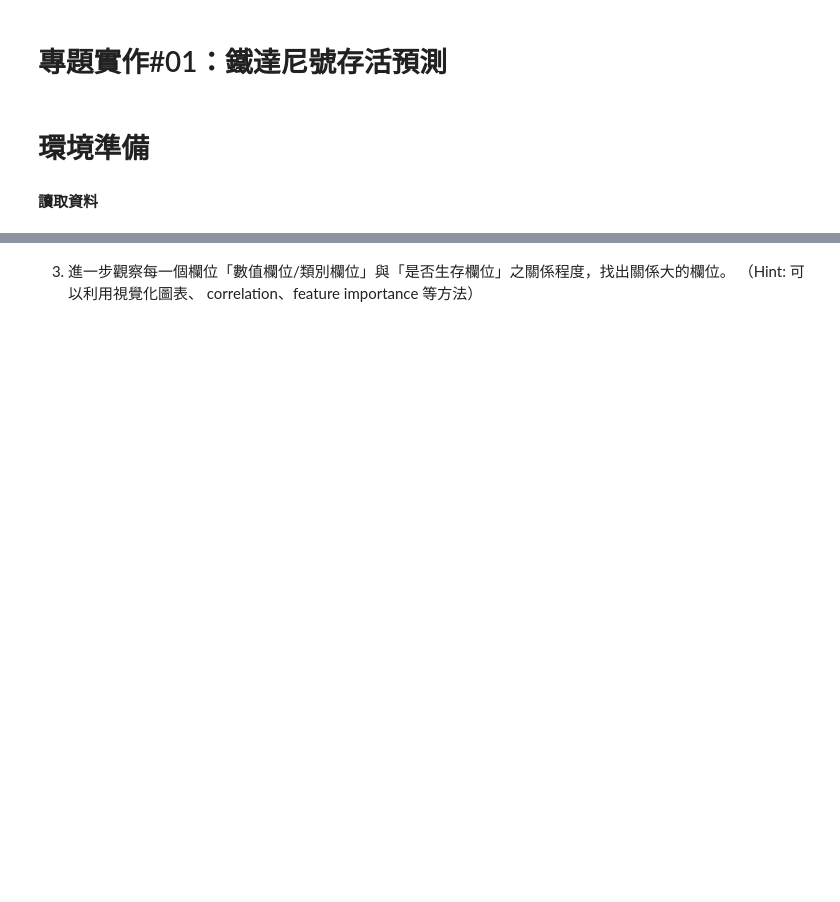
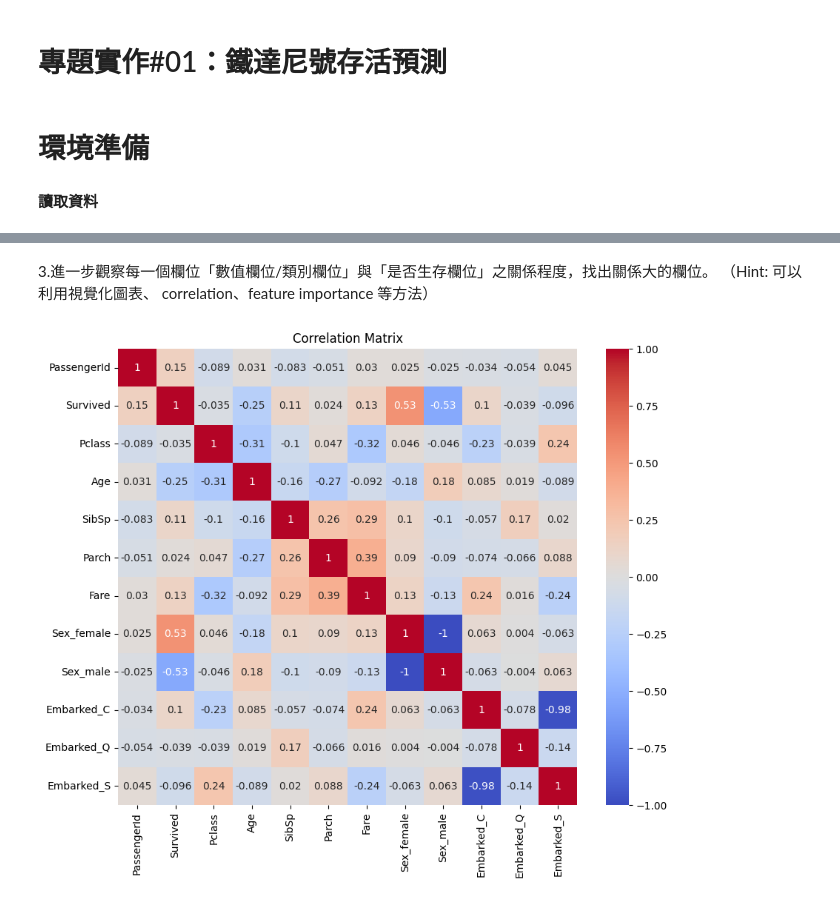
Before and after one commit to x94173000/titanic-analysis, a Jupyter notebook: 專題實作_01：鐵達尼號存活預測.ipynb, the cells around one changed output, grey strips where cells are left out. Cells and saved outputs as stored; diff of their text form; code cells hidden in the pictures; blank space fills up the shorter version.

```diff
--- a/專題實作_01：鐵達尼號存活預測.ipynb
+++ b/專題實作_01：鐵達尼號存活預測.ipynb
@@ -36,7 +39,7 @@ cabin:客艙號碼
 
 embarked:登船的港口，C = Cherbourg, Q = Queenstown, S = Southampton
 # %% [markdown]
-3. 進一步觀察每一個欄位「數值欄位/類別欄位」與「是否生存欄位」之關係程度，找出關係大的欄位。
+3.進一步觀察每一個欄位「數值欄位/類別欄位」與「是否生存欄位」之關係程度，找出關係大的欄位。
 （Hint: 可以利用視覺化圖表、 correlation、feature importance 等方法）
 # %%
 #移除缺失值等不需要的資料
@@ -47,3 +50,14 @@ df = df.drop(['Name', 'Ticket', 'Cabin'], axis=1)
 # %%
 # 使用One-Hot Encoding進行編碼
 df_encoded = pd.get_dummies(df, columns=['Sex', 'Embarked'])
+# %%
+#計算相關係數矩陣
+correlation_matrix = df_encoded.corr()
+# %%
+#繪製相關係數矩陣熱圖
+plt.figure(figsize=(10, 8))
+sns.heatmap(correlation_matrix , annot = True , cmap = 'coolwarm')
+plt.title('Correlation Matrix')
+plt.show()
+# %% [output]
+[figure, added]
```
Also changed, not shown: parts of 5 cells of this notebook.
